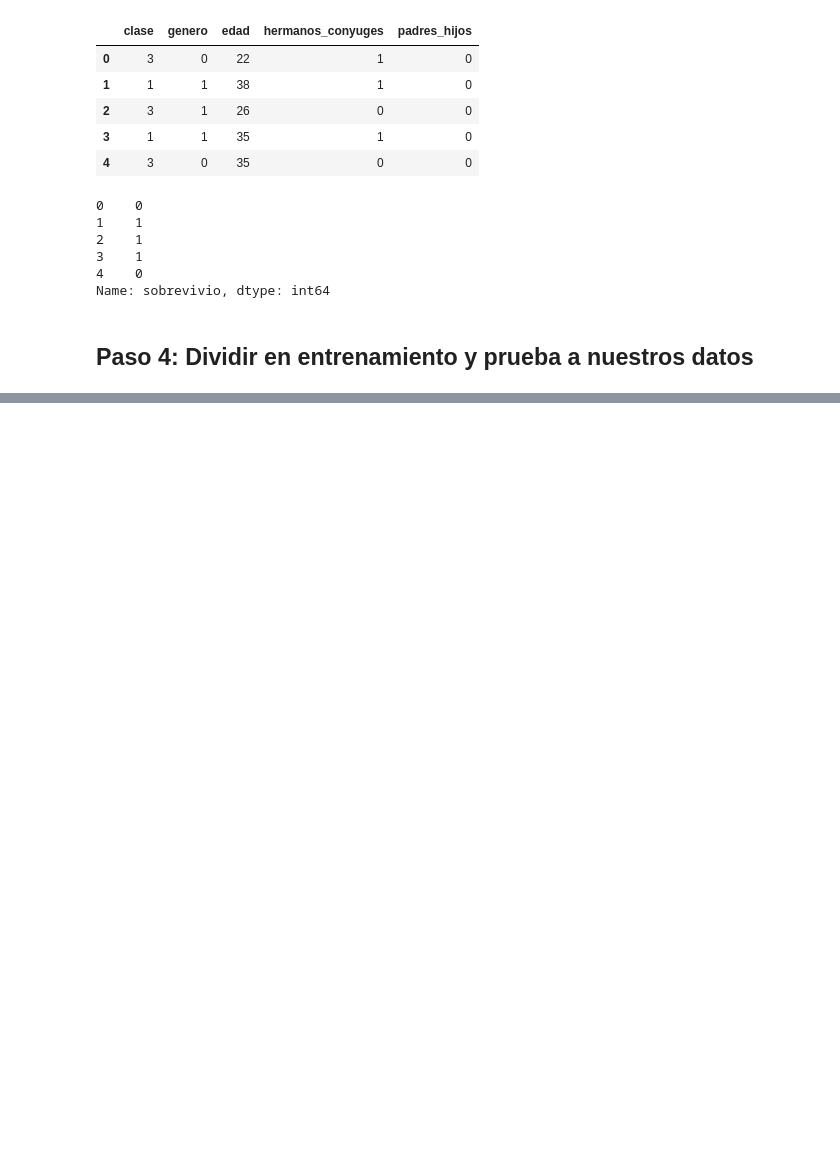
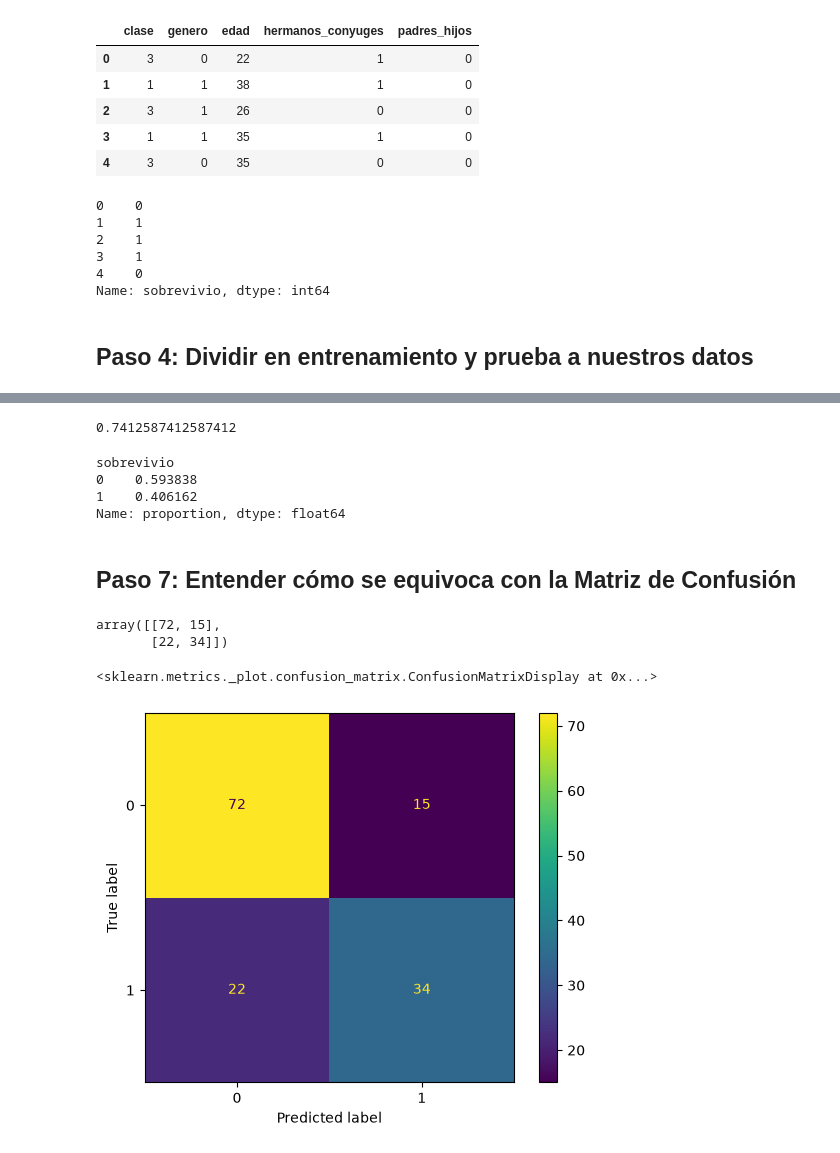
Before and after one commit to Duran24062005/Python, a Jupyter notebook: 14_machine_learning/titanic_model.ipynb, the cells around one changed output, grey strips where cells are left out. Cells and saved outputs as stored; diff of their text form; code cells hidden in the pictures; blank space fills up the shorter version.

Commit message:
feat: :deciduous_tree: completar modelo de árbol de decisión Titanic

```diff
--- a/14_machine_learning/titanic_model.ipynb
+++ b/14_machine_learning/titanic_model.ipynb
@@ -65,4 +68,4 @@ Name: sobrevivio, dtype: int64
 # %% [markdown]
 ## Paso 4: Dividir en entrenamiento y prueba a nuestros datos
 # %%
-predictorX_train, X_test, y_train, y_test = train_test_split(X, y, test_size=0.2, random_state=42)
+X_train, X_test, y_train, y_test = train_test_split(X, y, test_size=0.2, random_state=42)
@@ -68,0 +82,4 @@ predictorX_train, X_test, y_train, y_test = train_test_split(X, y, test_size=0.2
+# %%
+arbol = DecisionTreeClassifier(max_depth=3, random_state=42)
+# %%
+arbol.fit(X_train, y_train)
@@ -68,0 +90,2 @@ predictorX_train, X_test, y_train, y_test = train_test_split(X, y, test_size=0.2
+# %%
+predicciones = arbol.predict(X_test)
@@ -68,0 +102,23 @@ predictorX_train, X_test, y_train, y_test = train_test_split(X, y, test_size=0.2
+# %%
+accuracy_score(y_test, predicciones)
+# %% [output]
+0.7412587412587412
+# %%
+df['sobrevivio'].value_counts(normalize=True)
+# %% [output]
+sobrevivio
+0    0.593838
+1    0.406162
+Name: proportion, dtype: float64
+# %% [markdown]
+## Paso 7: Entender cómo se equivoca con la Matriz de Confusión
+# %%
+confusion_matrix(y_test, predicciones)
+# %% [output]
+array([[72, 15],
+       [22, 34]])
+# %%
+ConfusionMatrixDisplay.from_predictions(y_test, predicciones)
+# %% [output]
+<sklearn.metrics._plot.confusion_matrix.ConfusionMatrixDisplay at 0x...>
+[figure, added]
```
Also changed, not shown: parts of 23 cells of this notebook.
